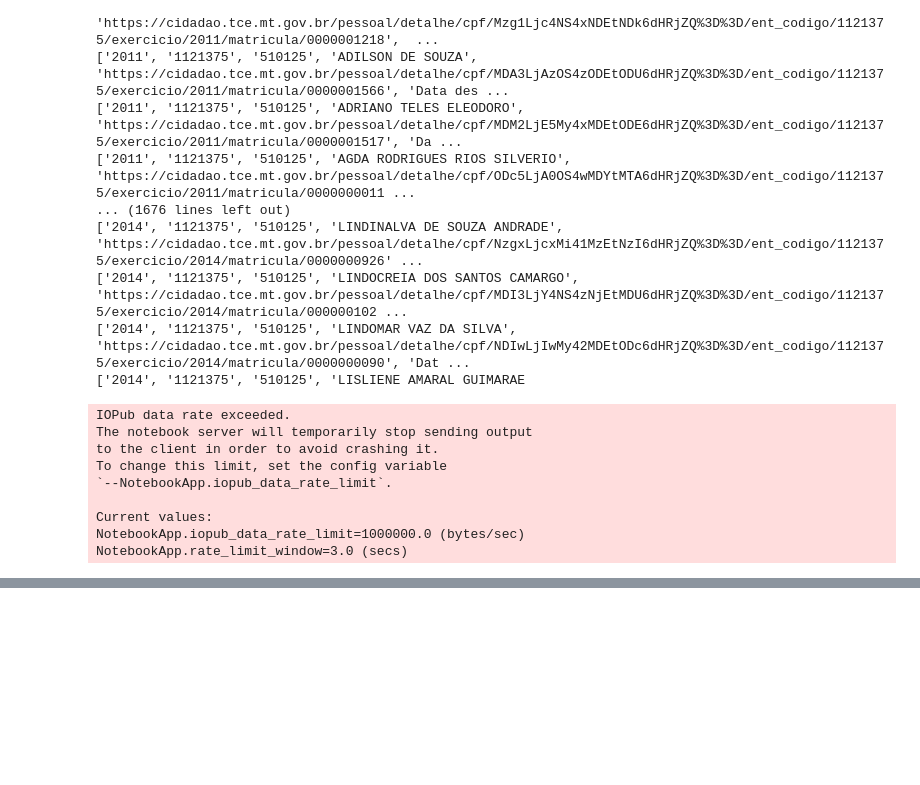
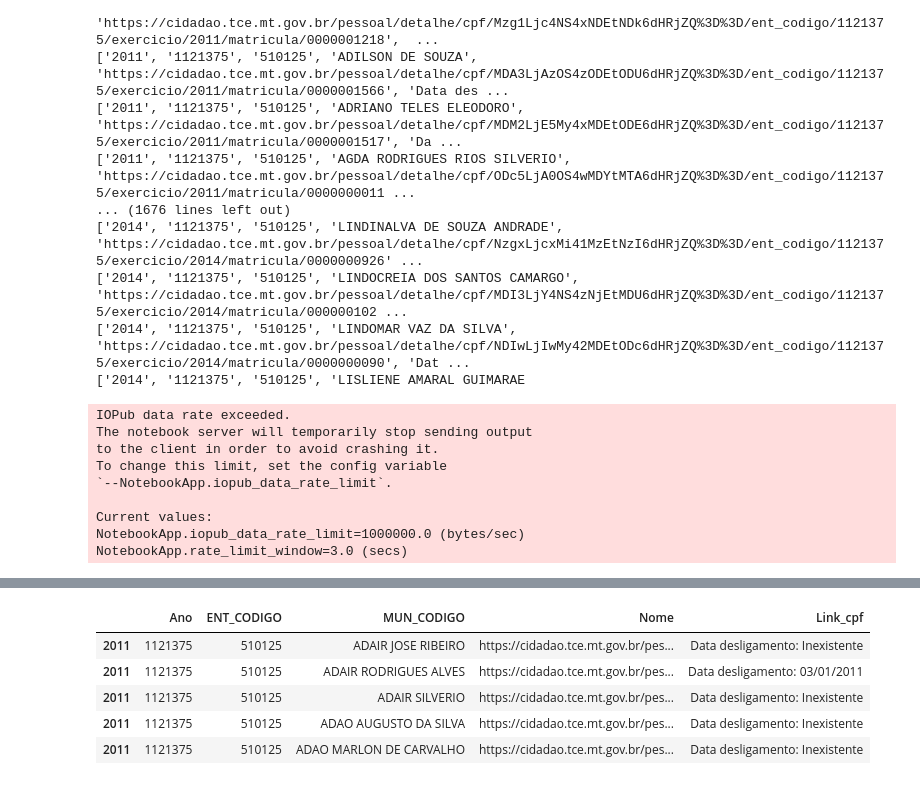
Before and after one commit to ledigofig/Auxilio-Emergencial, a Jupyter notebook: analise_municipios.ipynb, the cells around one changed output, grey strips where cells are left out. Cells and saved outputs as stored; diff of their text form; code cells hidden in the pictures; blank space fills up the shorter version.

```diff
--- a/analise_municipios.ipynb
+++ b/analise_municipios.ipynb
@@ -816,0 +851,10 @@ FABIO PRADO MOREIRA 024.477.***.-30
+# %%
+df_tce = pd.read_csv('dados_pessoal_tce_mt.csv')
+df_tce.head()
+# %% [output]
+|  | Ano | ENT_CODIGO | MUN_CODIGO | Nome | Link_cpf |
+| 2011 | 1121375 | 510125 | ADAIR JOSE RIBEIRO | https://cidadao.tce.mt.gov.br/pes... | Data desligamento: Inexistente |
+| 2011 | 1121375 | 510125 | ADAIR RODRIGUES ALVES | https://cidadao.tce.mt.gov.br/pes... | Data desligamento: 03/01/2011 |
+| 2011 | 1121375 | 510125 | ADAIR SILVERIO | https://cidadao.tce.mt.gov.br/pes... | Data desligamento: Inexistente |
+| 2011 | 1121375 | 510125 | ADAO AUGUSTO DA SILVA | https://cidadao.tce.mt.gov.br/pes... | Data desligamento: Inexistente |
+| 2011 | 1121375 | 510125 | ADAO MARLON DE CARVALHO | https://cidadao.tce.mt.gov.br/pes... | Data desligamento: Inexistente |
```
Also changed, not shown: parts of 5 cells of this notebook, 4 other files.
